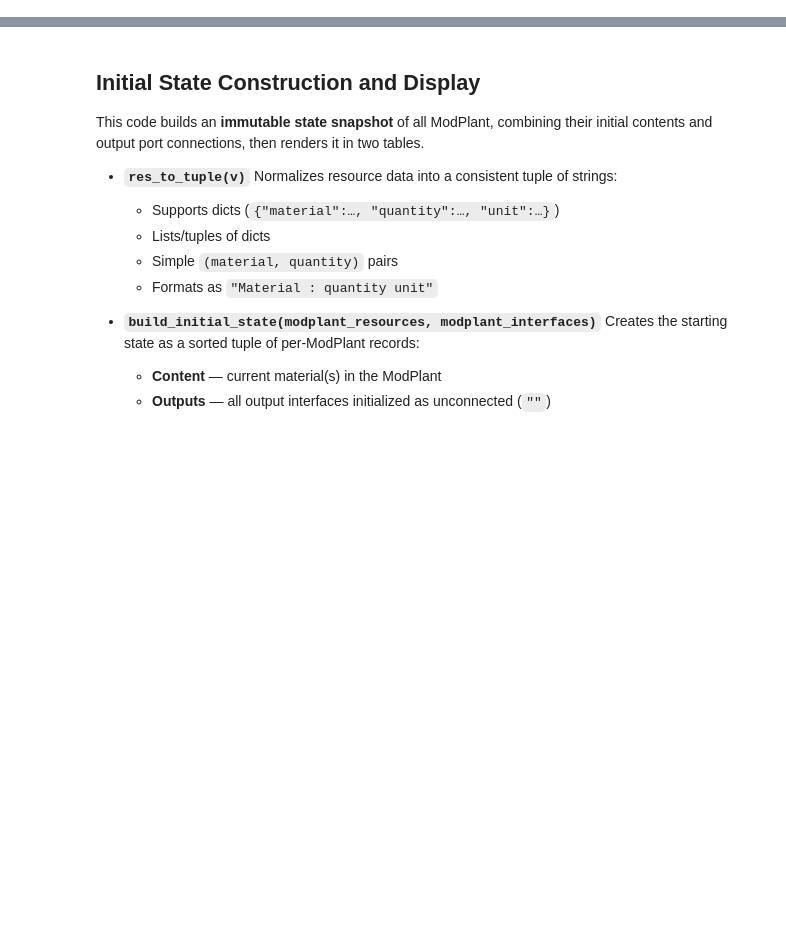
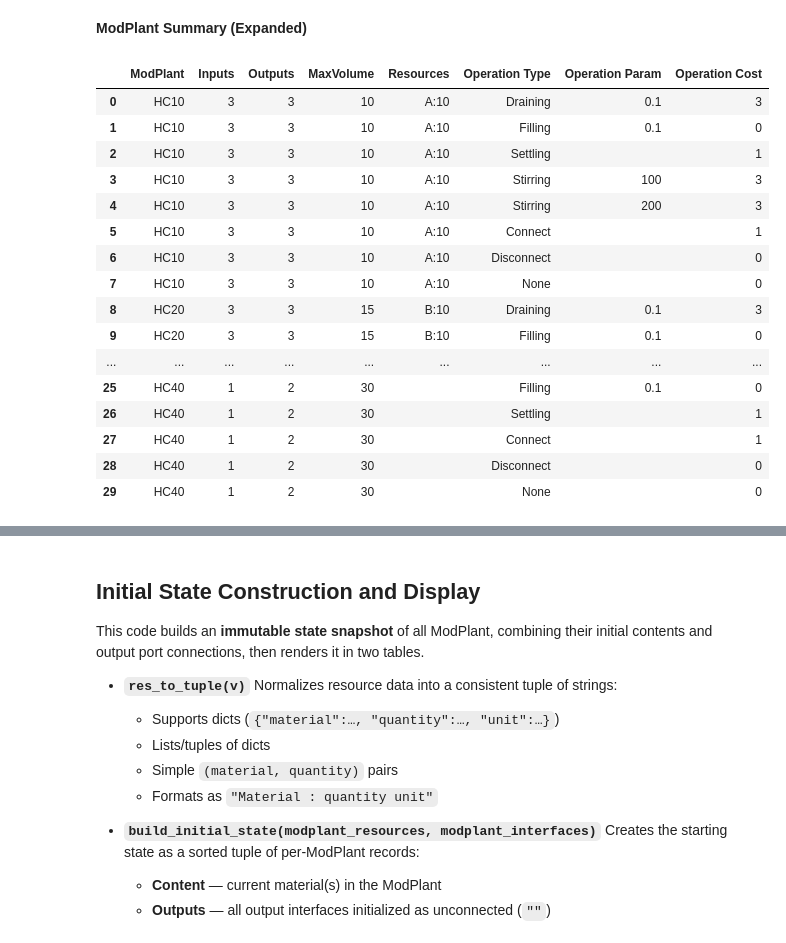
Before and after one commit to rwth-iat/MP-OPT, a Jupyter notebook: ModPlant-OPT.ipynb, the cells around one changed output, grey strips where cells are left out. Drawn from its saved outputs; the diff is of its cells as text; code cells hidden in the pictures; blank space fills up the shorter version.

```diff
--- a/ModPlant-OPT.ipynb
+++ b/ModPlant-OPT.ipynb
@@ -279,0 +214,72 @@ except Exception:
+# %%
+summary_rows = []
+for wb in sorted(modplant_ops):
+    ifaces = modplant_interfaces.get(wb, [])
+    num_inputs = sum(1 for t, _ in ifaces if t == 'Input')
+    num_outputs = sum(1 for t, _ in ifaces if t == 'Output')
+    max_vols = modplant_maximum_volume.get(wb, [])
+    max_vol = max_vols[0] if max_vols else None
+    res = modplant_resources.get(wb)
+    res_str = f"{res[0]}:{res[1]}" if res else ''
+
+    ops = modplant_ops.get(wb, [])
+    if not ops:
+        summary_rows.append({
+            'ModPlant': wb,
+            'Inputs': num_inputs,
+            'Outputs': num_outputs,
+            'MaxVolume': max_vol,
+            'Resources': res_str,
+            'Operation Type': '',
+            'Operation Param': '',
+            'Operation Cost': '',
+        })
+    else:
+        for op_type, op_param, op_cost in ops:
+            summary_rows.append({
+                'ModPlant': wb,
+                'Inputs': num_inputs,
+                'Outputs': num_outputs,
+                'MaxVolume': max_vol,
+                'Resources': res_str,
+                'Operation Type': op_type,
+                'Operation Param': op_param,
+                'Operation Cost': op_cost,
+            })
+
+try:
+    df_modplant_summary = pd.DataFrame(summary_rows)
+    _ = tools.display_dataframe_to_user(name='ModPlant Summary (Expanded)', dataframe=df_modplant_summary)
+    print('ModPlant Summary (Expanded):')
+    try:
+        print(df_modplant_summary.to_string(index=False))
+    except Exception:
+        for row in summary_rows:
+            print(row)
+    try:
+        import gc
+        del df_modplant_summary
+        gc.collect()
+    except Exception:
+        pass
+except Exception as exc:
+    print(f'Unable to render ModPlant summary: {exc}')
+# %% [output]
+**ModPlant Summary (Expanded)**
+|  | ModPlant | Inputs | Outputs | MaxVolume | Resources | Operation Type | Operation Param | Operation Cost |
+| 0 | HC10 | 3 | 3 | 10 | A:10 | Draining | 0.1 | 3 |
+| 1 | HC10 | 3 | 3 | 10 | A:10 | Filling | 0.1 | 0 |
+| 2 | HC10 | 3 | 3 | 10 | A:10 | Settling |  | 1 |
+| 3 | HC10 | 3 | 3 | 10 | A:10 | Stirring | 100 | 3 |
+| 4 | HC10 | 3 | 3 | 10 | A:10 | Stirring | 200 | 3 |
+| 5 | HC10 | 3 | 3 | 10 | A:10 | Connect |  | 1 |
+| 6 | HC10 | 3 | 3 | 10 | A:10 | Disconnect |  | 0 |
+| 7 | HC10 | 3 | 3 | 10 | A:10 | None |  | 0 |
+| 8 | HC20 | 3 | 3 | 15 | B:10 | Draining | 0.1 | 3 |
+| 9 | HC20 | 3 | 3 | 15 | B:10 | Filling | 0.1 | 0 |
+| ... | ... | ... | ... | ... | ... | ... | ... | ... |
+| 25 | HC40 | 1 | 2 | 30 |  | Filling | 0.1 | 0 |
+| 26 | HC40 | 1 | 2 | 30 |  | Settling |  | 1 |
+| 27 | HC40 | 1 | 2 | 30 |  | Connect |  | 1 |
+| 28 | HC40 | 1 | 2 | 30 |  | Disconnect |  | 0 |
+| 29 | HC40 | 1 | 2 | 30 |  | None |  | 0 |
```
Also changed, not shown: parts of 83 cells of this notebook, 2 other files.
